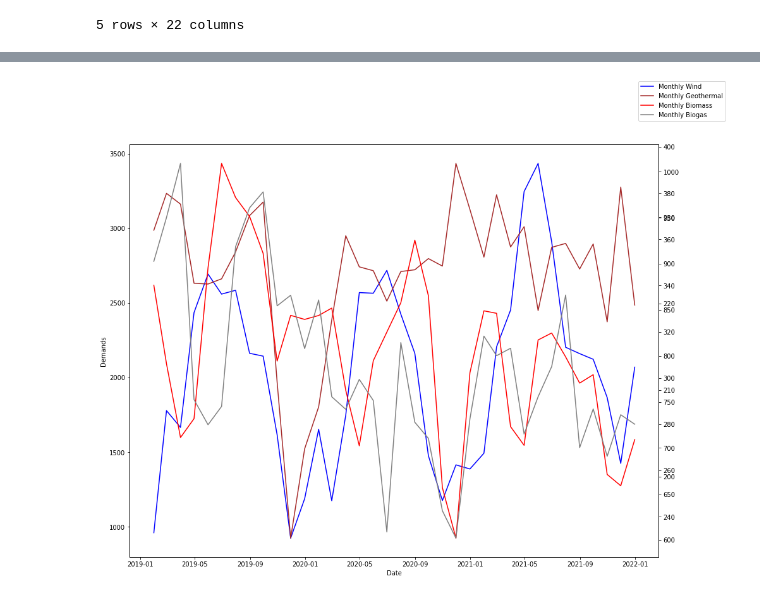
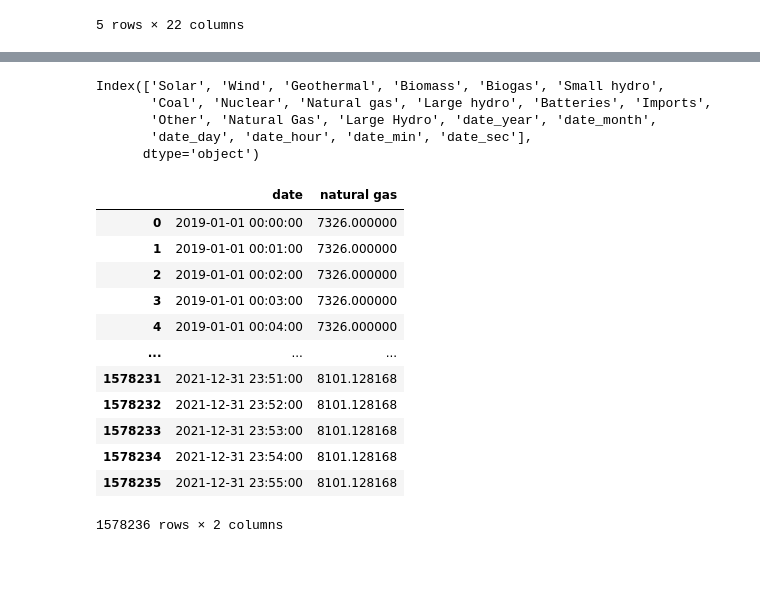
Before and after one commit to dairuinz/data_mining, a Jupyter notebook: data_mining_1.ipynb, the cells around one changed output, grey strips where cells are left out. Saved outputs shown, nothing was run; the diff lists cells and outputs as text; code cells hidden in the pictures; blank space fills up the shorter version.

```diff
--- a/data_mining_1.ipynb
+++ b/data_mining_1.ipynb
@@ -514,27 +455,44 @@ Index(['Day ahead forecast', 'Hour ahead forecast', 'Current demand',
-# %%
-#resample figs
-fig, ax = plt.subplots(figsize=(15,12))
-
-ax.plot(wind_df_monthly.index, wind_df_monthly, color='blue')
-ax.set_ylabel('Demands')
-ax.set_xlabel('Date')
-
-ax2 = ax.twinx()
-ax2.plot(geothermal_df_monthly.index, geothermal_df_monthly, color='brown')
-# ax2.set_ylabel('Geothermal')
-
-ax3 = ax.twinx()
-ax3.plot(biomass_df_monthly.index, biomass_df_monthly, color='red')
-# ax3.set_ylabel('Biomass')
-
-ax4 = ax.twinx()
-ax4.plot(biogas_df_monthly.index, biogas_df_monthly, color='grey')
-# ax3.set_ylabel('Biogas')
-
-# ax4 = ax.twinx()
-# ax4.plot(df_hourly.index, df_hourly, color='purple')
-
-fig.legend(['Monthly Wind', 'Monthly Geothermal', 'Monthly Biomass', 'Monthly Biogas'])
-fig.show()
-# %% [output]
-[figure, removed]
+# %%
+#resamples the data per year, week, anything we want to see
+s_df_resampled = s_df.set_index('date')
+print(s_df_resampled.columns)
+
+
+coal_df_minute = s_df_resampled['Coal'].resample('T').mean()    #resample in 5 minute frequency
+# print(coal_df_minute.size)
+
+natural_gas_df_minute = s_df_resampled['Natural gas'].resample('T').mean()
+natural_gas_df_minute = natural_gas_df_minute.interpolate(method='pad')
+natural_gas_df_minute = natural_gas_df_minute.reset_index()
+natural_gas_df_minute.columns = ['date', 'natural gas']
+
+coal_df_minute = s_df_resampled['Coal'].resample('T').mean()
+coal_df_minute = coal_df_minute.interpolate(method='pad')
+coal_df_minute = coal_df_minute.reset_index()
+coal_df_minute.columns = ['date', 'coal']
+
+batteries_df_minute = s_df_resampled['Batteries'].resample('T').mean()
+batteries_df_minute = batteries_df_minute.interpolate(method='pad')
+batteries_df_minute = batteries_df_minute.reset_index()
+batteries_df_minute.columns = ['date', 'batteries']
+
+coal_df_minute
+# %% [output]
+Index(['Solar', 'Wind', 'Geothermal', 'Biomass', 'Biogas', 'Small hydro',
+       'Coal', 'Nuclear', 'Natural gas', 'Large hydro', 'Batteries', 'Imports',
+       'Other', 'Natural Gas', 'Large Hydro', 'date_year', 'date_month',
+       'date_day', 'date_hour', 'date_min', 'date_sec'],
+      dtype='object')
+|  | date | natural gas |
+| 0 | 2019-01-01 00:00:00 | 7326.000000 |
+| 1 | 2019-01-01 00:01:00 | 7326.000000 |
+| 2 | 2019-01-01 00:02:00 | 7326.000000 |
+| 3 | 2019-01-01 00:03:00 | 7326.000000 |
+| 4 | 2019-01-01 00:04:00 | 7326.000000 |
+| ... | ... | ... |
+| 1578231 | 2021-12-31 23:51:00 | 8101.128168 |
+| 1578232 | 2021-12-31 23:52:00 | 8101.128168 |
+| 1578233 | 2021-12-31 23:53:00 | 8101.128168 |
+| 1578234 | 2021-12-31 23:54:00 | 8101.128168 |
+| 1578235 | 2021-12-31 23:55:00 | 8101.128168 |
+1578236 rows × 2 columns
```
Also changed, not shown: parts of 13 cells of this notebook.
